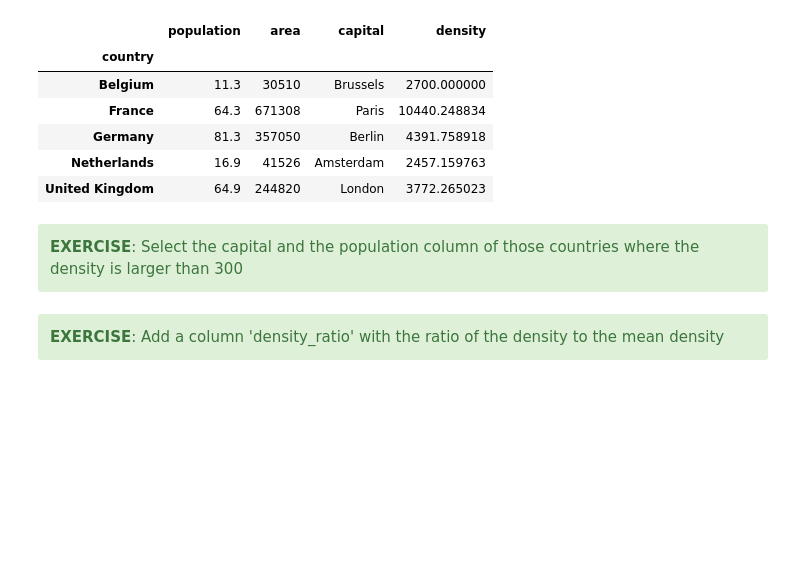
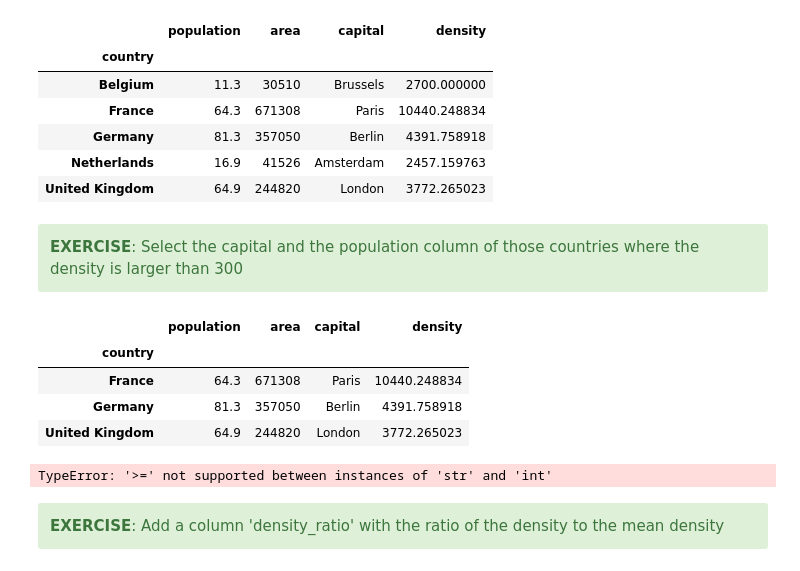
Before and after one commit to dheephiga/python-wgs, a Jupyter notebook: numpy_pandas/1_Indexing_and_selecting_data.ipynb, the cells around one changed output. Drawn from its saved outputs; the diff is of its cells as text; code cells hidden in the pictures; blank space fills up the shorter version.

```diff
--- a/numpy_pandas/1_Indexing_and_selecting_data.ipynb
+++ b/numpy_pandas/1_Indexing_and_selecting_data.ipynb
@@ -214,3 +210,16 @@ countries
+# %%
+countries[countries['density']>=3000]
+# %% [output]
+|  | population | area | capital | density |
+| country |  |  |  |  |
+| France | 64.3 | 671308 | Paris | 10440.248834 |
+| Germany | 81.3 | 357050 | Berlin | 4391.758918 |
+| United Kingdom | 64.9 | 244820 | London | 3772.265023 |
+# %%
+# countries[[['capital','population']],(countries['density'>=300])]
+countries['density']
+# %% [output]
+TypeError: '>=' not supported between instances of 'str' and 'int'
 # %% [markdown]
 <div class="alert alert-success">
     <b>EXERCISE</b>: Add a column 'density_ratio' with the ratio of the density to the mean density
```
Also changed, not shown: parts of 2 cells of this notebook, 1 other file.
